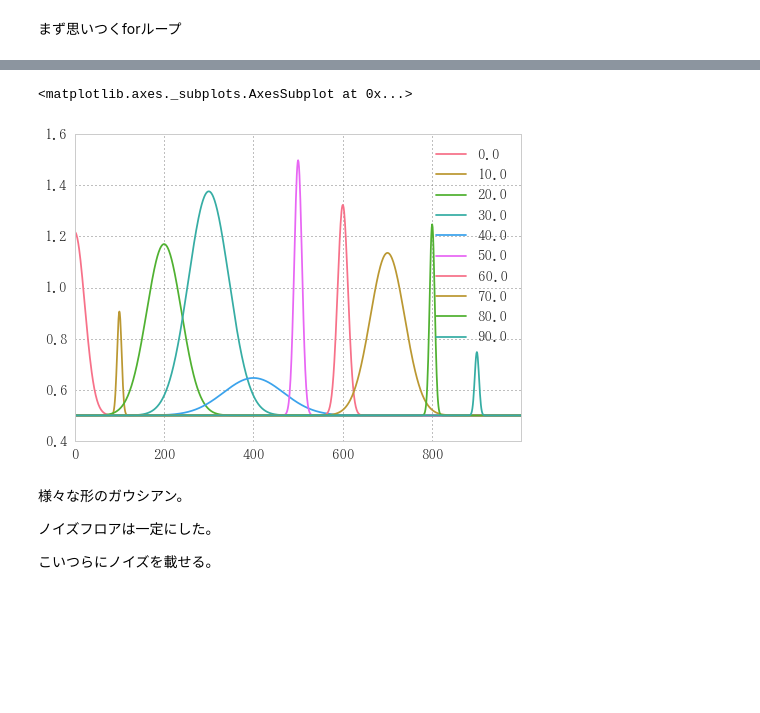
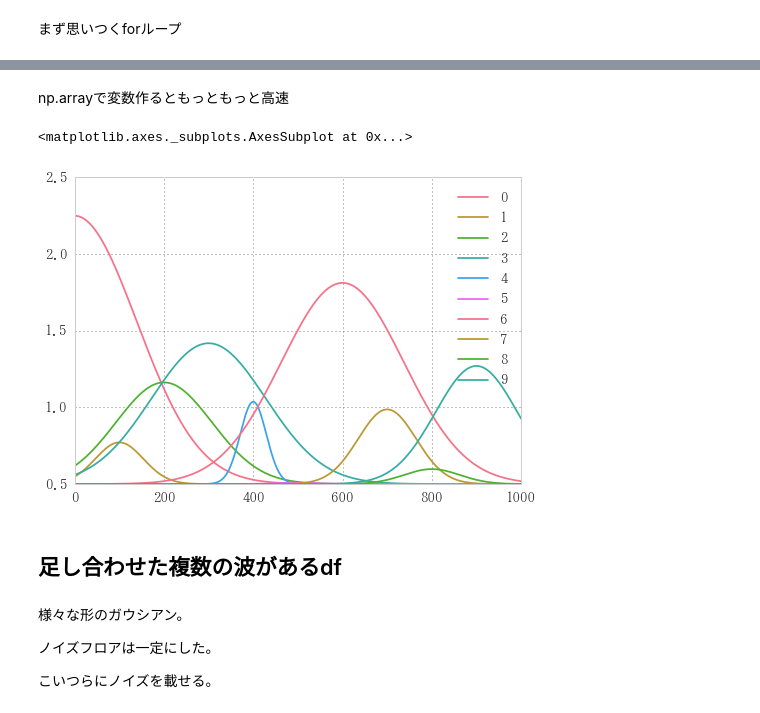
Before and after one commit to u1and0/SAtraceFit, a Jupyter notebook: fit_lab/fit_lab.ipynb, the cells around one changed output, grey strips where cells are left out. Saved outputs shown, nothing was run; the diff lists cells and outputs as text; code cells hidden in the pictures; blank space fills up the shorter version.

```diff
--- a/fit_lab/fit_lab.ipynb
+++ b/fit_lab/fit_lab.ipynb
@@ -194,8 +204,12 @@ df = pd.DataFrame(garray)
+# %% [markdown]
+np.arrayで変数作るともっともっと高速
 # %%
-df.plot()
+gdf.plot()
 # %% [output]
 <matplotlib.axes._subplots.AxesSubplot at 0x...>
-[figure, old version]
+[figure, new version]
+# %% [markdown]
+## 足し合わせた複数の波があるdf
 # %% [markdown]
 様々な形のガウシアン。
 
```
Also changed, not shown: parts of 11 cells of this notebook, 26 other files.
